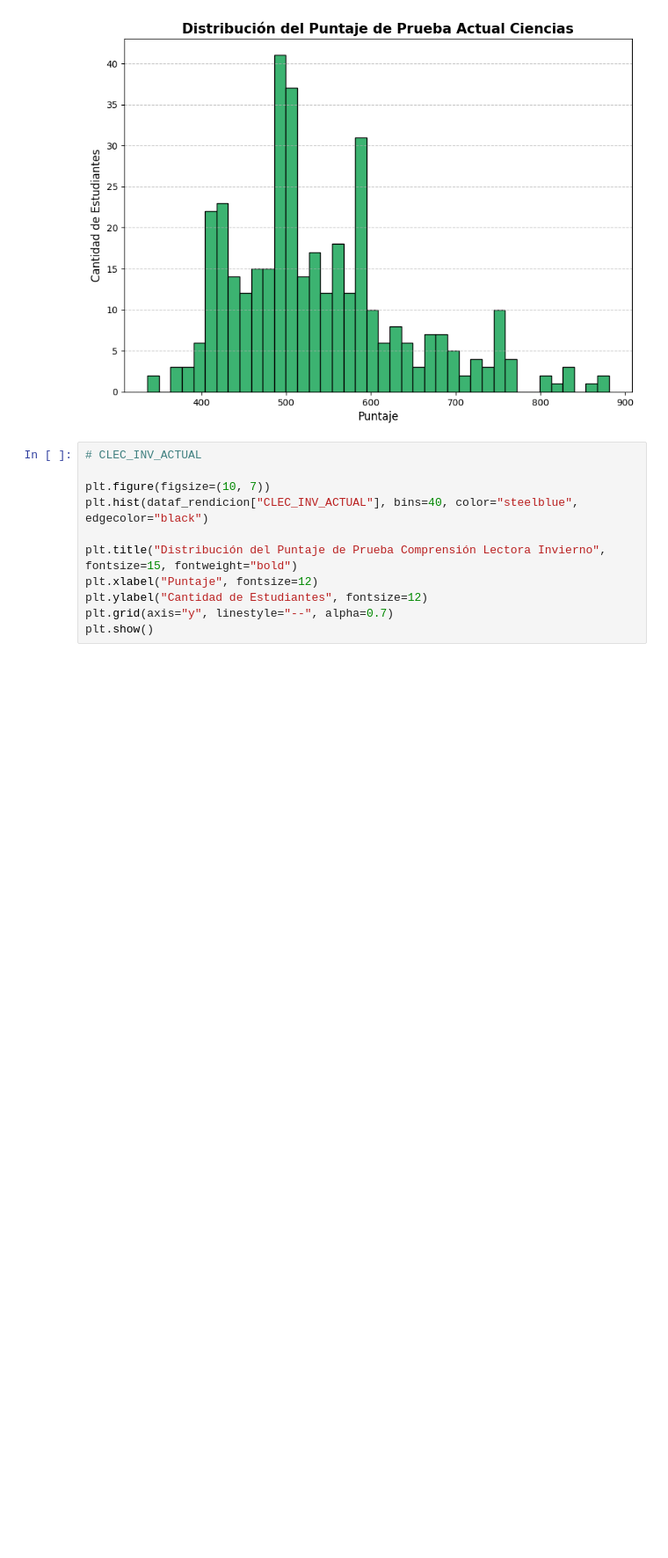
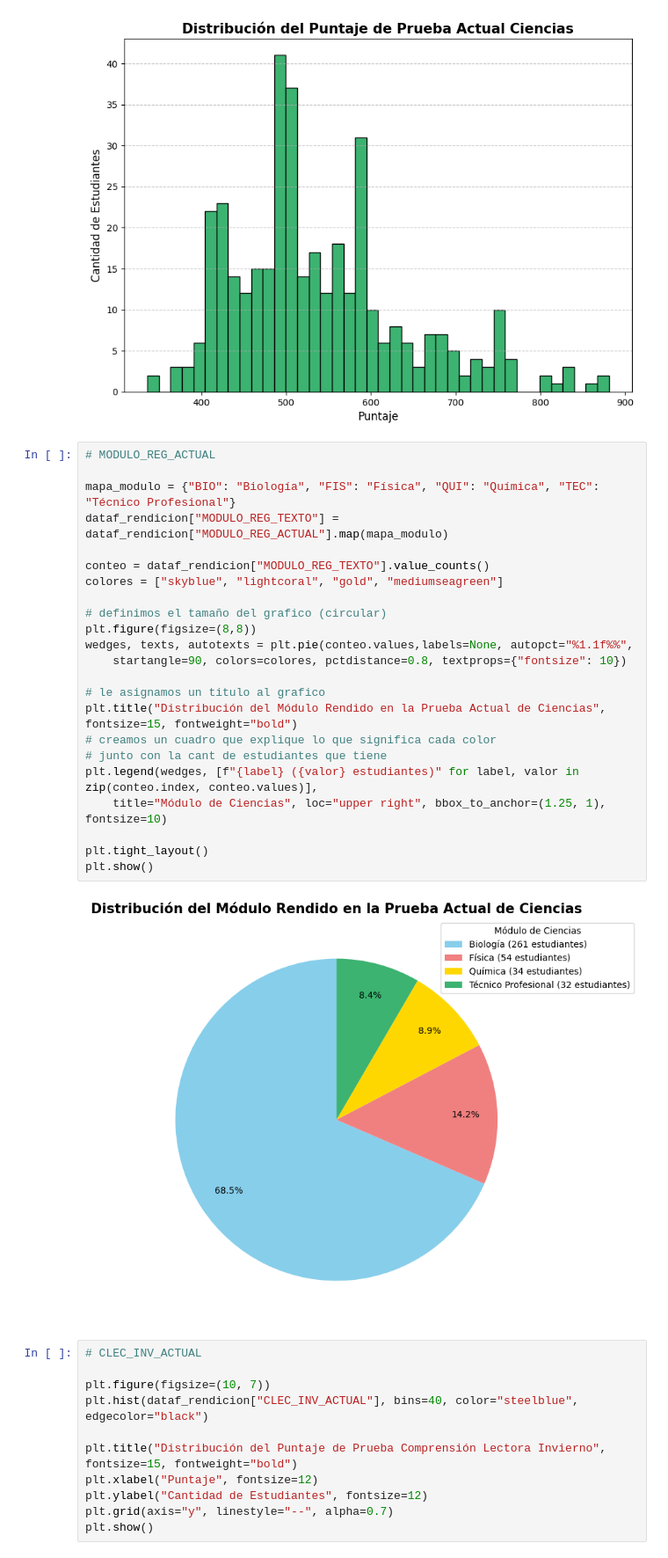
Before and after one commit to LmChicao/Proyecto-Intro-Ciencias-de-datos-2025-2-, a Jupyter notebook: Analisis Exploratorio/EDA - Rendicion.ipynb, the cells around one changed output. Shown at 88% size. Drawn from its saved outputs; the diff is of its cells as text; blank space fills up the shorter version.

```diff
--- a/Analisis Exploratorio/EDA - Rendicion.ipynb
+++ b/Analisis Exploratorio/EDA - Rendicion.ipynb
@@ -454,6 +454,31 @@ plt.grid(axis="y", linestyle="--", alpha=0.7)
 plt.show()
 # %% [output]
 [figure]
+# %%
+# MODULO_REG_ACTUAL
+
+mapa_modulo = {"BIO": "Biología", "FIS": "Física", "QUI": "Química", "TEC": "Técnico Profesional"}
+dataf_rendicion["MODULO_REG_TEXTO"] = dataf_rendicion["MODULO_REG_ACTUAL"].map(mapa_modulo)
+
+conteo = dataf_rendicion["MODULO_REG_TEXTO"].value_counts()
+colores = ["skyblue", "lightcoral", "gold", "mediumseagreen"]
+
+# definimos el tamaño del grafico (circular)
+plt.figure(figsize=(8,8))
+wedges, texts, autotexts = plt.pie(conteo.values,labels=None, autopct="%1.1f%%",
+    startangle=90, colors=colores, pctdistance=0.8, textprops={"fontsize": 10})
+
+# le asignamos un titulo al grafico
+plt.title("Distribución del Módulo Rendido en la Prueba Actual de Ciencias", fontsize=15, fontweight="bold")
+# creamos un cuadro que explique lo que significa cada color
+# junto con la cant de estudiantes que tiene
+plt.legend(wedges, [f"{label} ({valor} estudiantes)" for label, valor in zip(conteo.index, conteo.values)],
+    title="Módulo de Ciencias", loc="upper right", bbox_to_anchor=(1.25, 1), fontsize=10)
+
+plt.tight_layout()
+plt.show()
+# %% [output]
+[figure, added]
 # %%
 # CLEC_INV_ACTUAL
 
```
Also changed, not shown: parts of 2 cells of this notebook.
